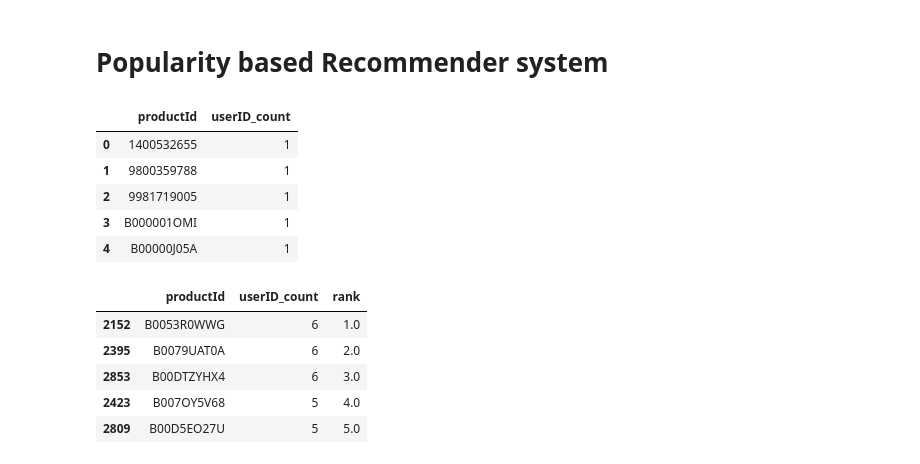
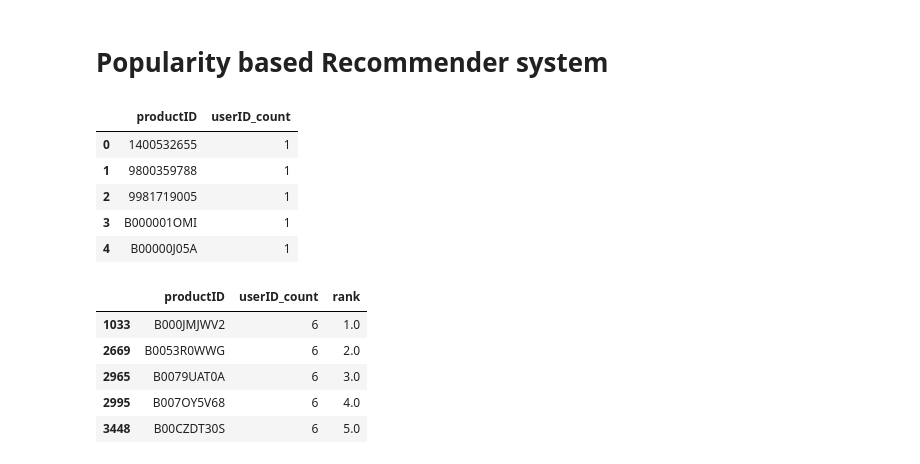
Before and after one commit to imanjunathn/Recommender_system, a Jupyter notebook: Recommender_system.ipynb, the cells around one changed output. Drawn from its saved outputs; the diff is of its cells as text; code cells hidden in the pictures.

```diff
--- a/Recommender_system.ipynb
+++ b/Recommender_system.ipynb
@@ -91,2 +110,2 @@ len(user_counts[user_counts<=290])
 # %%
-new_e_commerce_data = e_commerce_data[e_commerce_data['userId'].isin(user_counts[user_counts>=290].index)]
+new_e_commerce_data = e_commerce_data[e_commerce_data['userID'].isin(filter_)]
@@ -112,27 +125,28 @@ train_data.head()
 # %% [markdown]
 # Popularity based Recommender system
 # %%
-trained_data_df = train_data.groupby('productId').agg({'userId':'count'}).reset_index()
-trained_data_df.rename(columns={'userId':'userID_count'},inplace=True)
+new_e_commerce_data_df = new_e_commerce_data.groupby('productID').agg({'userID':'count'}).reset_index()
+new_e_commerce_data_df.rename(columns={'userID':'userID_count'},inplace=True)
 # %%
-trained_data_df.head()
+new_e_commerce_data_df.head()
 # %% [output]
-|  | productId | userID_count |
+|  | productID | userID_count |
 | 0 | 1400532655 | 1 |
 | 1 | 9800359788 | 1 |
 | 2 | 9981719005 | 1 |
 | 3 | B000001OMI | 1 |
 | 4 | B00000J05A | 1 |
 # %%
-trained_data_sort = trained_data_df.sort_values(['userID_count','productId'],ascending=[0,1])
+new_e_commerce_data_df_sort = new_e_commerce_data_df.sort_values(['userID_count','productID'],ascending=[0,1])
 # %%
-trained_data_sort['rank'] = trained_data_sort['userID_count'].rank(ascending=False,method='first')
+new_e_commerce_data_df_sort['rank'] = new_e_commerce_data_df_sort['userID_count'].rank(
+    ascending=False,method='first')
 # %%
-trained_data_sort.head(5)
+new_e_commerce_data_df_sort.head(5)
 # %% [output]
-|  | productId | userID_count | rank |
-| 2152 | B0053R0WWG | 6 | 1.0 |
-| 2395 | B0079UAT0A | 6 | 2.0 |
-| 2853 | B00DTZYHX4 | 6 | 3.0 |
-| 2423 | B007OY5V68 | 5 | 4.0 |
-| 2809 | B00D5EO27U | 5 | 5.0 |
+|  | productID | userID_count | rank |
+| 1033 | B000JMJWV2 | 6 | 1.0 |
+| 2669 | B0053R0WWG | 6 | 2.0 |
+| 2965 | B0079UAT0A | 6 | 3.0 |
+| 2995 | B007OY5V68 | 6 | 4.0 |
+| 3448 | B00CZDT30S | 6 | 5.0 |
```
Also changed, not shown: parts of 46 cells of this notebook.
